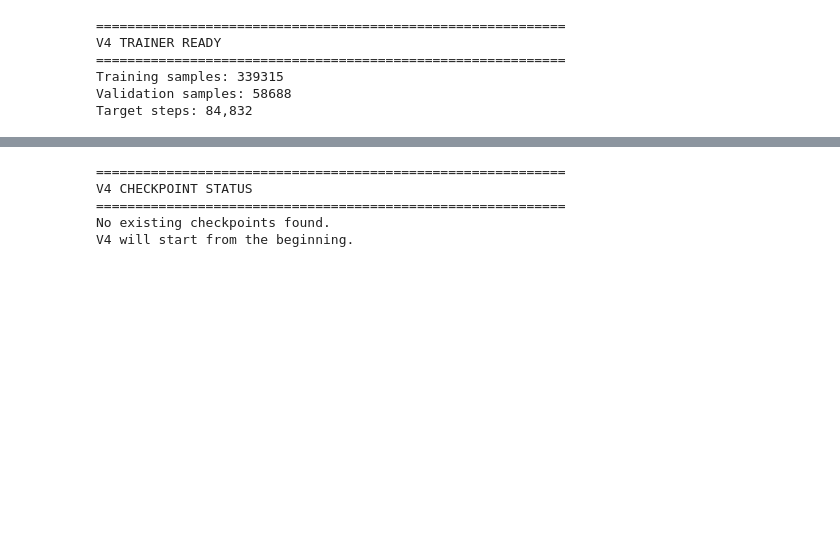
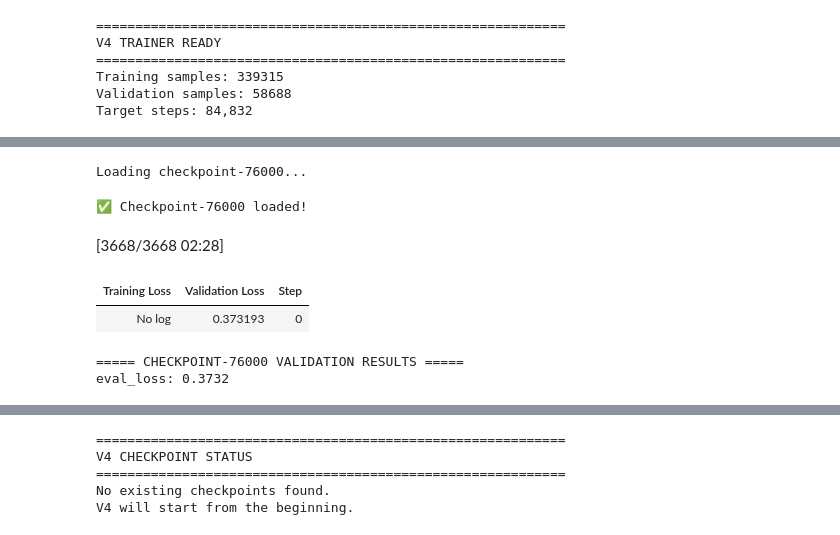
Before and after one commit to kripaapalaniappan/Cyberbullying-Detection-ML, a Jupyter notebook: Yet_another_copy_of_Untitled3.ipynb, the cells around one changed output, grey strips where cells are left out. Saved outputs shown, nothing was run; the diff lists cells and outputs as text; code cells hidden in the pictures; blank space fills up the shorter version.

```diff
--- a/Yet_another_copy_of_Untitled3.ipynb
+++ b/Yet_another_copy_of_Untitled3.ipynb
@@ -8869,0 +9316,11 @@ Target steps: 84,832
+# %%
+train_tokenized_v4 = train_tokenized_v4.rename_column(
+    "label", "labels"
+) if "label" in train_tokenized_v4.column_names else train_tokenized_v4
+
+val_tokenized_v4 = val_tokenized_v4.rename_column(
+    "label", "labels"
+) if "label" in val_tokenized_v4.column_names else val_tokenized_v4
+
+print("Training features:", train_tokenized_v4.column_names)
+print("Validation features:", val_tokenized_v4.column_names)
@@ -8869,0 +9444,41 @@ Target steps: 84,832
+# %%
+checkpoint_76k = (
+    "/content/drive/MyDrive/"
+    "Cyberbullying_Project/xlm_roberta_v4_checkpoints/checkpoint-76000"
+)
+
+print("Loading checkpoint-76000...")
+
+model_76k = AutoModelForSequenceClassification.from_pretrained(
+    checkpoint_76k,
+    num_labels=2
+)
+
+print("✅ Checkpoint-76000 loaded!")
+# %% [output]
+Loading checkpoint-76000...
+✅ Checkpoint-76000 loaded!
+# %%
+from transformers import Trainer
+
+eval_trainer = Trainer(
+    model=model_76k,
+    args=training_args_v4,
+    eval_dataset=val_tokenized_v4,
+    data_collator=data_collator
+)
+
+results_76k = eval_trainer.evaluate()
+
+print("\n===== CHECKPOINT-76000 VALIDATION RESULTS =====")
+for key, value in results_76k.items():
+    if isinstance(value, float):
+        print(f"{key}: {value:.4f}")
+    else:
+        print(f"{key}: {value}")
+# %% [output]
+[3668/3668 02:28]
+| Training Loss | Validation Loss | Step |
+| No log | 0.373193 | 0 |
+===== CHECKPOINT-76000 VALIDATION RESULTS =====
+eval_loss: 0.3732
```
Also changed, not shown: parts of 43 cells of this notebook.
